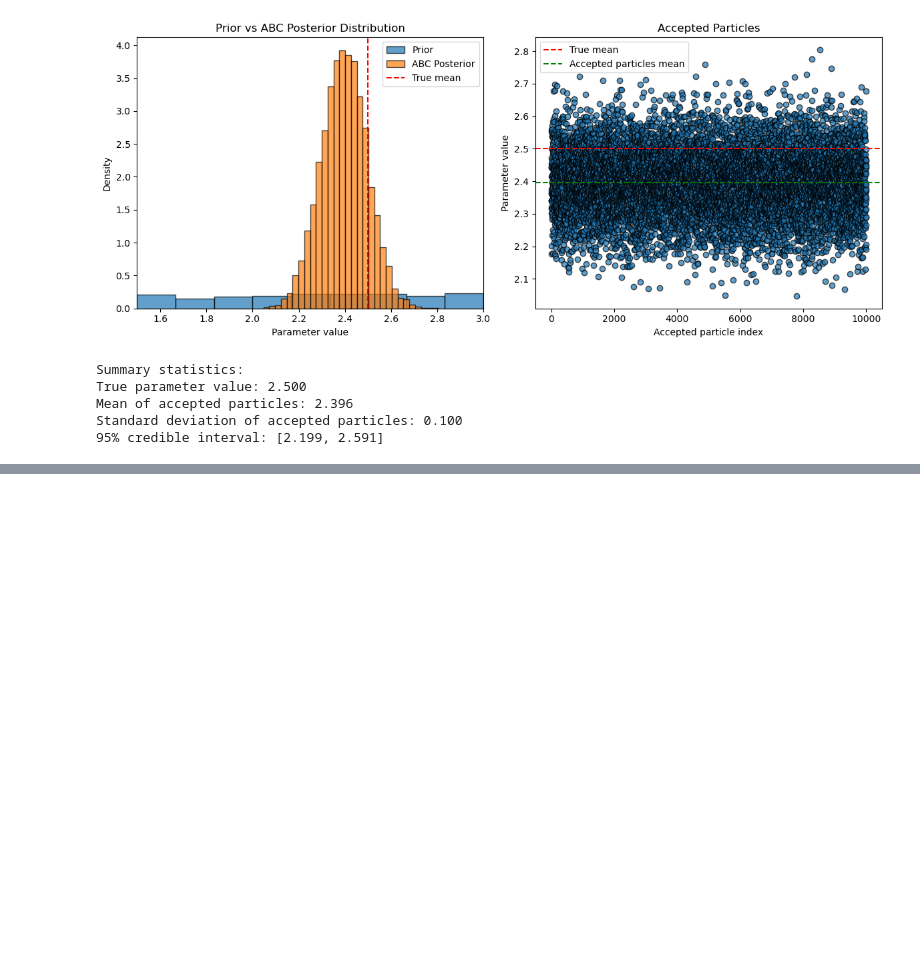
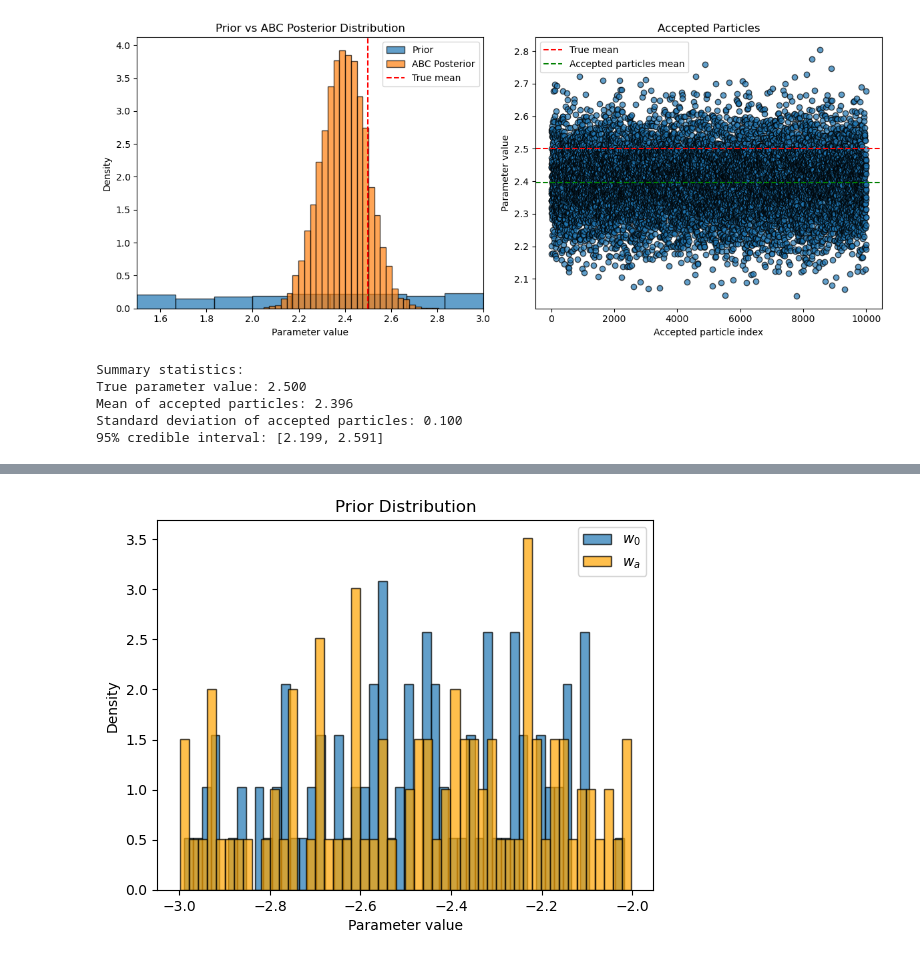
Before and after one commit to mazapataa/sbi-basic, a Jupyter notebook: tutorial_1.ipynb, the cells around one changed output, grey strips where cells are left out. Saved outputs shown, nothing was run; the diff lists cells and outputs as text; code cells hidden in the pictures; blank space fills up the shorter version.

```diff
--- a/tutorial_1.ipynb
+++ b/tutorial_1.ipynb
@@ -278,0 +389,23 @@ Standard deviation of accepted particles: 0.100
+# %%
+# we need define our priors for the parameters w0 and wa
+def prior_0():
+    w0 = uniform.rvs(loc=-3, scale=1)
+    return  w0
+def prior_a():
+    wa = uniform.rvs(loc=-3, scale=1)
+    return  wa
+
+prior_samples_0 = [prior_0() for _ in range(100)]
+prior_samples_a = [prior_a() for _ in range(100)]
+
+plt.hist(prior_samples_0, bins=50, density=True, alpha=0.7, edgecolor='black',label = '$w_0$')
+plt.hist(prior_samples_a, bins=50, density=True,color = 'orange', alpha=0.7, edgecolor='black',label = '$w_a$')
+
+#plt.axvline(np.mean(prior_samples), color='red', linestyle='--', linewidth=2, label=f'Mean = {np.mean(prior_samples):.2f}')
+plt.xlabel('Parameter value')
+plt.ylabel('Density')
+plt.title('Prior Distribution')
+plt.legend()
+plt.show()
+# %% [output]
+[figure, added]
```
Also changed, not shown: parts of 9 cells of this notebook.
